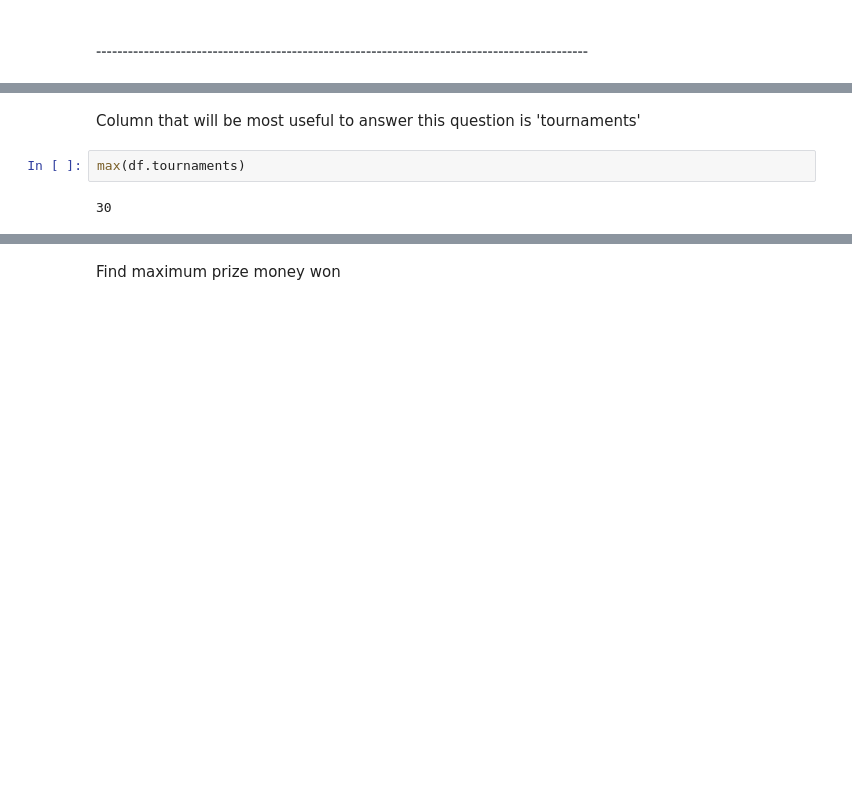
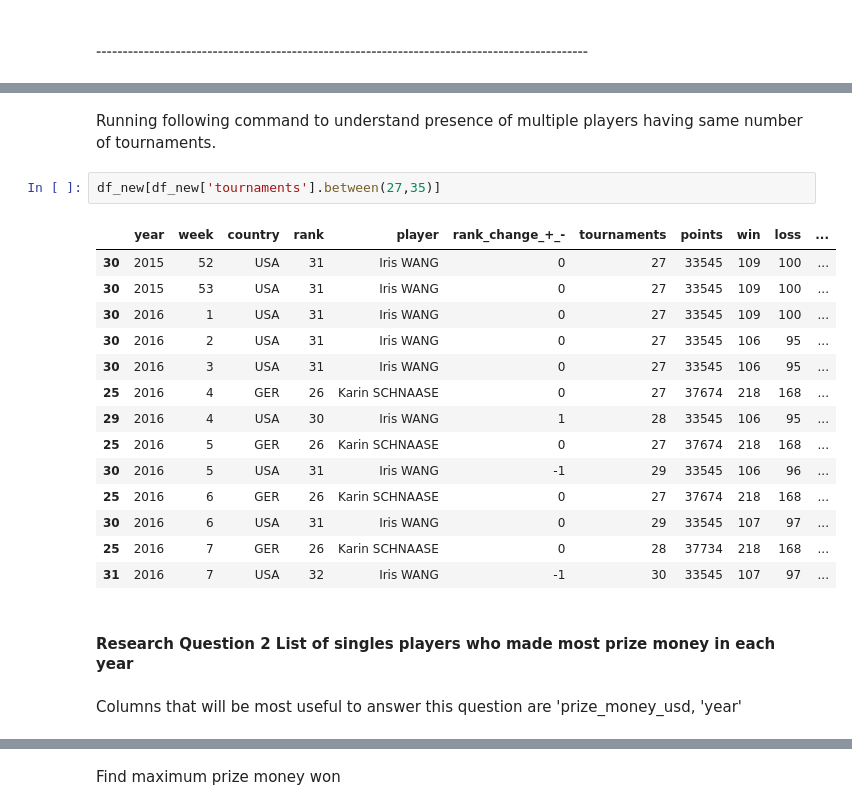
Before and after one commit to sdaphtardar/bwf-data, a Jupyter notebook: Data_Analysis_BWF-data.ipynb, the cells around one changed output, grey strips where cells are left out. Cells and saved outputs as stored; diff of their text form; blank space fills up the shorter version.

```diff
--- a/Data_Analysis_BWF-data.ipynb
+++ b/Data_Analysis_BWF-data.ipynb
@@ -742,6 +761,23 @@ array(['rank', 'country', 'player', 'rank_change_+_-', 'WIN - LOSE',
+# %% [markdown]
+Running following command to understand presence of multiple players having same number of tournaments.
+# %%
+df_new[df_new['tournaments'].between(27,35)]
+# %% [output]
+|  | year | week | country | rank | player | rank_change_+_- | tournaments | points | win | loss | ... |
+| 30 | 2015 | 52 | USA | 31 | Iris WANG | 0 | 27 | 33545 | 109 | 100 | ... |
+| 30 | 2015 | 53 | USA | 31 | Iris WANG | 0 | 27 | 33545 | 109 | 100 | ... |
+| 30 | 2016 | 1 | USA | 31 | Iris WANG | 0 | 27 | 33545 | 109 | 100 | ... |
+| 30 | 2016 | 2 | USA | 31 | Iris WANG | 0 | 27 | 33545 | 106 | 95 | ... |
+| 30 | 2016 | 3 | USA | 31 | Iris WANG | 0 | 27 | 33545 | 106 | 95 | ... |
+| 25 | 2016 | 4 | GER | 26 | Karin SCHNAASE | 0 | 27 | 37674 | 218 | 168 | ... |
+| 29 | 2016 | 4 | USA | 30 | Iris WANG | 1 | 28 | 33545 | 106 | 95 | ... |
+| 25 | 2016 | 5 | GER | 26 | Karin SCHNAASE | 0 | 27 | 37674 | 218 | 168 | ... |
+| 30 | 2016 | 5 | USA | 31 | Iris WANG | -1 | 29 | 33545 | 106 | 96 | ... |
+| 25 | 2016 | 6 | GER | 26 | Karin SCHNAASE | 0 | 27 | 37674 | 218 | 168 | ... |
+| 30 | 2016 | 6 | USA | 31 | Iris WANG | 0 | 29 | 33545 | 107 | 97 | ... |
+| 25 | 2016 | 7 | GER | 26 | Karin SCHNAASE | 0 | 28 | 37734 | 218 | 168 | ... |
+| 31 | 2016 | 7 | USA | 32 | Iris WANG | -1 | 30 | 33545 | 107 | 97 | ... |
+# %% [markdown]
+#### Research Question 2  List of singles players who made most prize money in each year
 # %% [markdown]
-Column that will be most useful to answer this question is 'tournaments'
+Columns that will be most useful to answer this question are 'prize_money_usd, 'year'
-# %%
-max(df.tournaments)
-# %% [output]
-30
```
Also changed, not shown: parts of 22 cells of this notebook.
